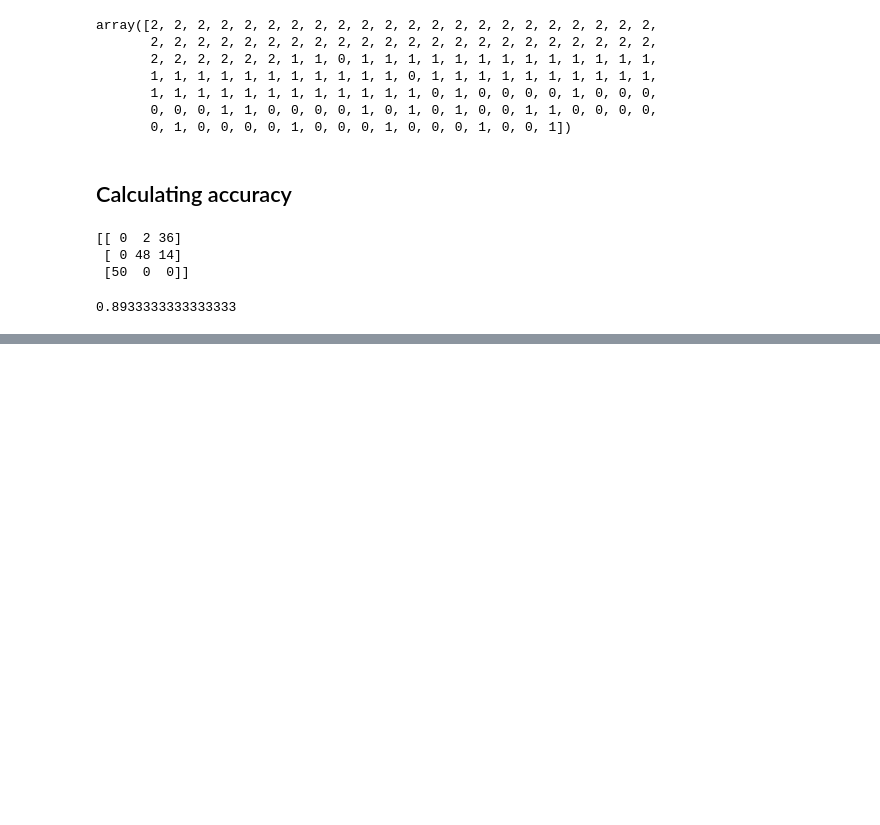
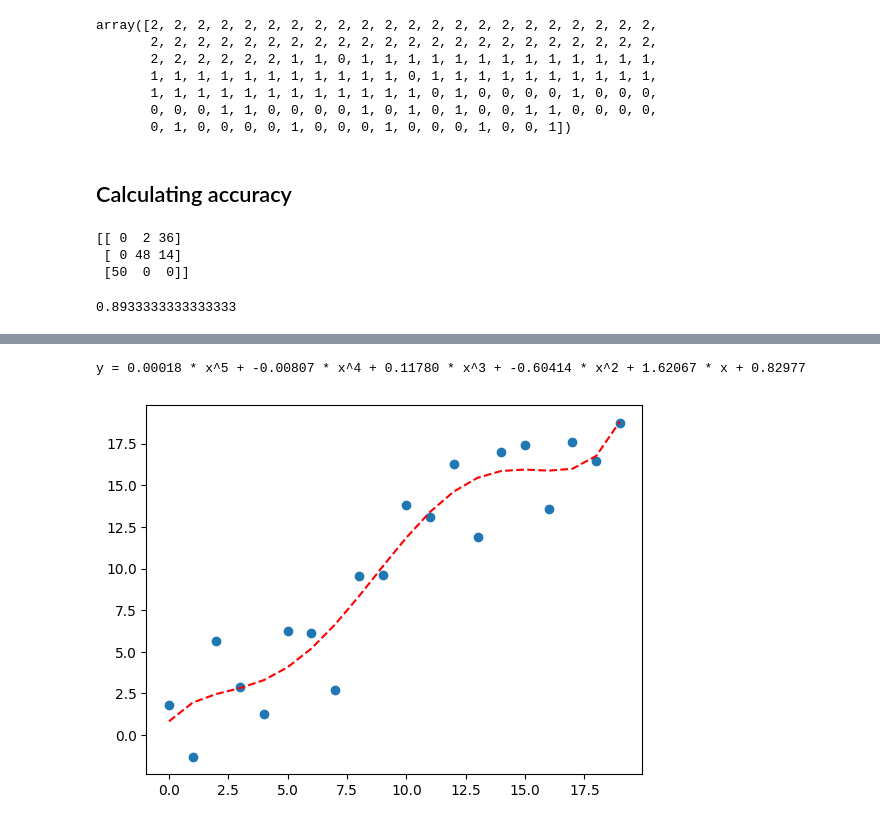
Before and after one commit to dvijkalsi/Learn-python, a Jupyter notebook: Pythonlabs/lab5(Kmeans_def).ipynb, the cells around one changed output, grey strips where cells are left out. Saved outputs shown, nothing was run; the diff lists cells and outputs as text; code cells hidden in the pictures; blank space fills up the shorter version.

```diff
--- a/Pythonlabs/lab5(Kmeans_def).ipynb
+++ b/Pythonlabs/lab5(Kmeans_def).ipynb
@@ -95,0 +155,17 @@ np.sum(c.ravel()[np.argpartition(c.ravel(), -n_clusters)[-n_clusters:]]) / len(y
+# %%
+def objective(X, a, b, c, d, e, f):
+    return a * X**5 + b * X**4 + c * X**3 + d * X**2 + e * X + f
+
+fit_res = curve_fit(objective, X, y)
+
+a,b,c,d,e,f = fit_res[0]
+print('y = %.5f * x^5 + %.5f * x^4 + %.5f * x^3 + %.5f * x^2 + %.5f * x + %.5f' % (a, b, c, d, e, f))
+
+x_line = np.arange(20)
+y_line = objective(x_line, a, b, c, d, e, f)
+plt.scatter(X, y)
+plt.plot(x_line, y_line,'--', color='red')
+plt.show()
+# %% [output]
+y = 0.00018 * x^5 + -0.00807 * x^4 + 0.11780 * x^3 + -0.60414 * x^2 + 1.62067 * x + 0.82977
+[figure, added]
```
Also changed, not shown: parts of 9 cells of this notebook.
